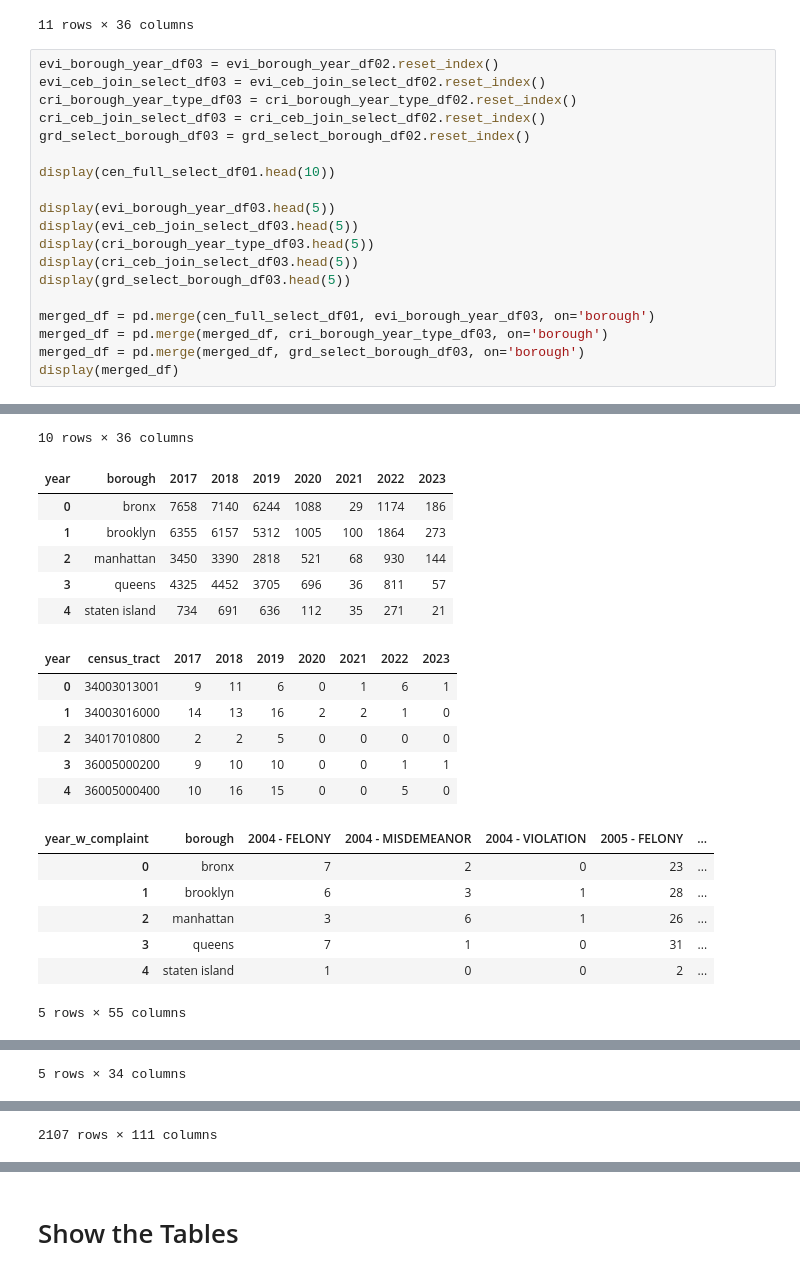
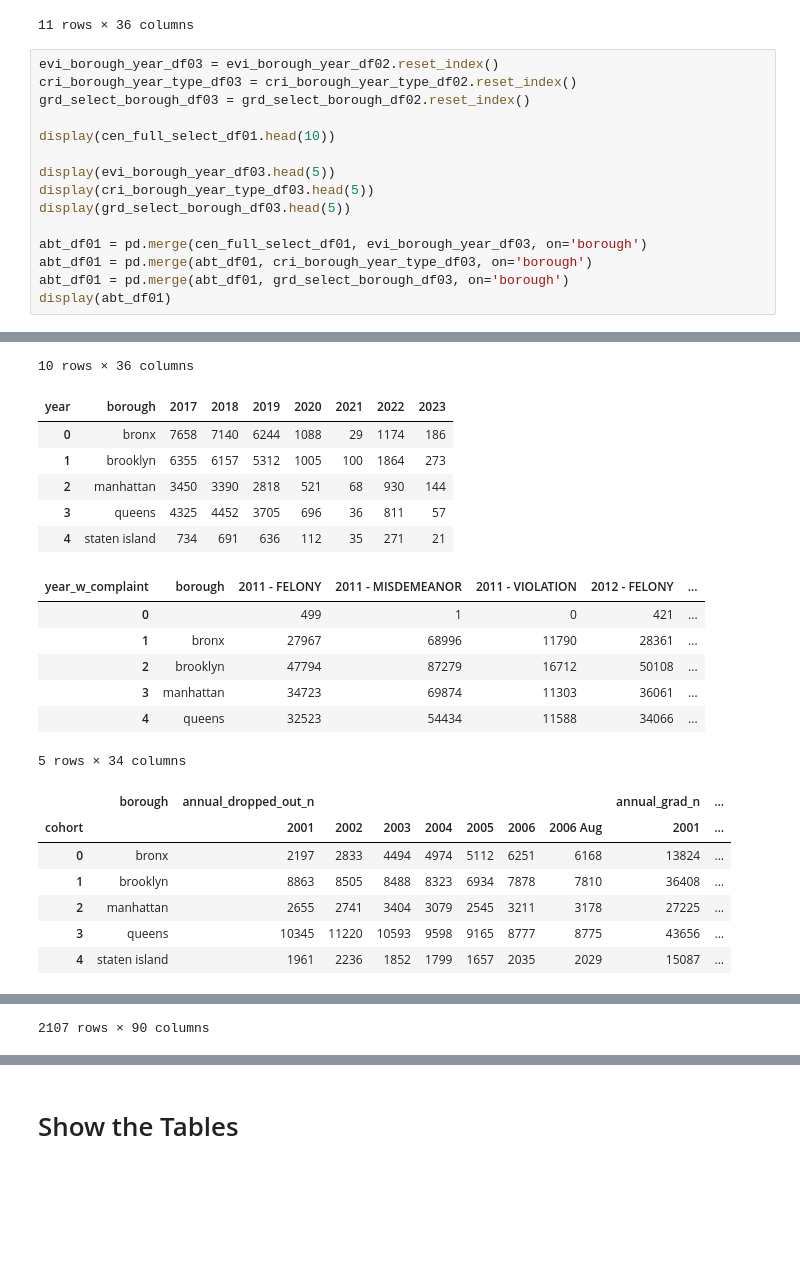
Before and after one commit to amcarr-ds/ML_modeling_using_AWS_proj, a Jupyter notebook: deliverables/03_Setup_Join_amc_v1.ipynb, the cells around one changed output, grey strips where cells are left out. Saved outputs shown, nothing was run; the diff lists cells and outputs as text; blank space fills up the shorter version.

Commit message:
Interim save on join file

```diff
--- a/deliverables/03_Setup_Join_amc_v1.ipynb
+++ b/deliverables/03_Setup_Join_amc_v1.ipynb
@@ -1036,52 +1076,49 @@ display(cen_full_select_df01.head(11))
 11 rows × 36 columns
 # %%
 evi_borough_year_df03 = evi_borough_year_df02.reset_index()
-evi_ceb_join_select_df03 = evi_ceb_join_select_df02.reset_index()
 cri_borough_year_type_df03 = cri_borough_year_type_df02.reset_index()
-cri_ceb_join_select_df03 = cri_ceb_join_select_df02.reset_index()
 grd_select_borough_df03 = grd_select_borough_df02.reset_index()
 
 display(cen_full_select_df01.head(10))
 
 display(evi_borough_year_df03.head(5))
-display(evi_ceb_join_select_df03.head(5))
 display(cri_borough_year_type_df03.head(5))
-display(cri_ceb_join_select_df03.head(5))
 display(grd_select_borough_df03.head(5))
 
-merged_df = pd.merge(cen_full_select_df01, evi_borough_year_df03, on='borough')
-merged_df = pd.merge(merged_df, cri_borough_year_type_df03, on='borough')
-merged_df = pd.merge(merged_df, grd_select_borough_df03, on='borough')
-display(merged_df)
+abt_df01 = pd.merge(cen_full_select_df01, evi_borough_year_df03, on='borough')
+abt_df01 = pd.merge(abt_df01, cri_borough_year_type_df03, on='borough')
+abt_df01 = pd.merge(abt_df01, grd_select_borough_df03, on='borough')
+display(abt_df01)
 # %% [output]
 |  | census_tract | county | borough | totalpop | men | women | hispanic | white | black | native | ... |
 | 0 | 36005000200 | Bronx | bronx | 5403 | 2659 | 2744 | 75.8 | 2.3 | 16.0 | 0.0 | ... |
 | 1 | 36005000400 | Bronx | bronx | 5915 | 2896 | 3019 | 62.7 | 3.6 | 30.7 | 0.0 | ... |
 | 2 | 36005001600 | Bronx | bronx | 5879 | 2558 | 3321 | 65.1 | 1.6 | 32.4 | 0.0 | ... |
 | 3 | 36005001900 | Bronx | bronx | 2591 | 1206 | 1385 | 55.4 | 9.0 | 29.0 | 0.0 | ... |
 | 4 | 36005002000 | Bronx | bronx | 8516 | 3301 | 5215 | 61.1 | 1.6 | 31.1 | 0.3 | ... |
 | 5 | 36005002300 | Bronx | bronx | 4774 | 2130 | 2644 | 62.3 | 0.2 | 36.5 | 1.0 | ... |
 | 6 | 36005002400 | Bronx | bronx | 150 | 109 | 41 | 0.0 | 52.0 | 48.0 | 0.0 | ... |
 | 7 | 36005002500 | Bronx | bronx | 5355 | 2338 | 3017 | 76.5 | 1.5 | 18.9 | 0.0 | ... |
 | 8 | 36005002701 | Bronx | bronx | 3016 | 1375 | 1641 | 68.0 | 0.0 | 31.2 | 0.0 | ... |
 | 9 | 36005002702 | Bronx | bronx | 4778 | 2427 | 2351 | 71.3 | 1.6 | 26.2 | 0.0 | ... |
 10 rows × 36 columns
 | year | borough | 2017 | 2018 | 2019 | 2020 | 2021 | 2022 | 2023 |
 | 0 | bronx | 7658 | 7140 | 6244 | 1088 | 29 | 1174 | 186 |
 | 1 | brooklyn | 6355 | 6157 | 5312 | 1005 | 100 | 1864 | 273 |
 | 2 | manhattan | 3450 | 3390 | 2818 | 521 | 68 | 930 | 144 |
 | 3 | queens | 4325 | 4452 | 3705 | 696 | 36 | 811 | 57 |
 | 4 | staten island | 734 | 691 | 636 | 112 | 35 | 271 | 21 |
-| year | census_tract | 2017 | 2018 | 2019 | 2020 | 2021 | 2022 | 2023 |
-| 0 | 34003013001 | 9 | 11 | 6 | 0 | 1 | 6 | 1 |
-| 1 | 34003016000 | 14 | 13 | 16 | 2 | 2 | 1 | 0 |
-| 2 | 34017010800 | 2 | 2 | 5 | 0 | 0 | 0 | 0 |
-| 3 | 36005000200 | 9 | 10 | 10 | 0 | 0 | 1 | 1 |
-| 4 | 36005000400 | 10 | 16 | 15 | 0 | 0 | 5 | 0 |
+| year_w_complaint | borough | 2011 - FELONY | 2011 - MISDEMEANOR | 2011 - VIOLATION | 2012 - FELONY | ... |
+| 0 |  | 499 | 1 | 0 | 421 | ... |
+| 1 | bronx | 27967 | 68996 | 11790 | 28361 | ... |
+| 2 | brooklyn | 47794 | 87279 | 16712 | 50108 | ... |
+| 3 | manhattan | 34723 | 69874 | 11303 | 36061 | ... |
+| 4 | queens | 32523 | 54434 | 11588 | 34066 | ... |
+5 rows × 34 columns
-| year_w_complaint | borough | 2004 - FELONY | 2004 - MISDEMEANOR | 2004 - VIOLATION | 2005 - FELONY | ... |
-| 0 | bronx | 7 | 2 | 0 | 23 | ... |
-| 1 | brooklyn | 6 | 3 | 1 | 28 | ... |
-| 2 | manhattan | 3 | 6 | 1 | 26 | ... |
-| 3 | queens | 7 | 1 | 0 | 31 | ... |
-| 4 | staten island | 1 | 0 | 0 | 2 | ... |
+|  | borough | annual_dropped_out_n |  |  |  |  |  |  | annual_grad_n | ... |
+| cohort |  | 2001 | 2002 | 2003 | 2004 | 2005 | 2006 | 2006 Aug | 2001 | ... |
+| 0 | bronx | 2197 | 2833 | 4494 | 4974 | 5112 | 6251 | 6168 | 13824 | ... |
+| 1 | brooklyn | 8863 | 8505 | 8488 | 8323 | 6934 | 7878 | 7810 | 36408 | ... |
+| 2 | manhattan | 2655 | 2741 | 3404 | 3079 | 2545 | 3211 | 3178 | 27225 | ... |
+| 3 | queens | 10345 | 11220 | 10593 | 9598 | 9165 | 8777 | 8775 | 43656 | ... |
+| 4 | staten island | 1961 | 2236 | 1852 | 1799 | 1657 | 2035 | 2029 | 15087 | ... |
-5 rows × 55 columns
@@ -1094 +1137 @@ display(merged_df)
-5 rows × 34 columns
+2107 rows × 90 columns
@@ -1114,2 +1138 @@ display(merged_df)
-2107 rows × 111 columns
 # %%
```
Also changed, not shown: parts of 15 cells of this notebook.
